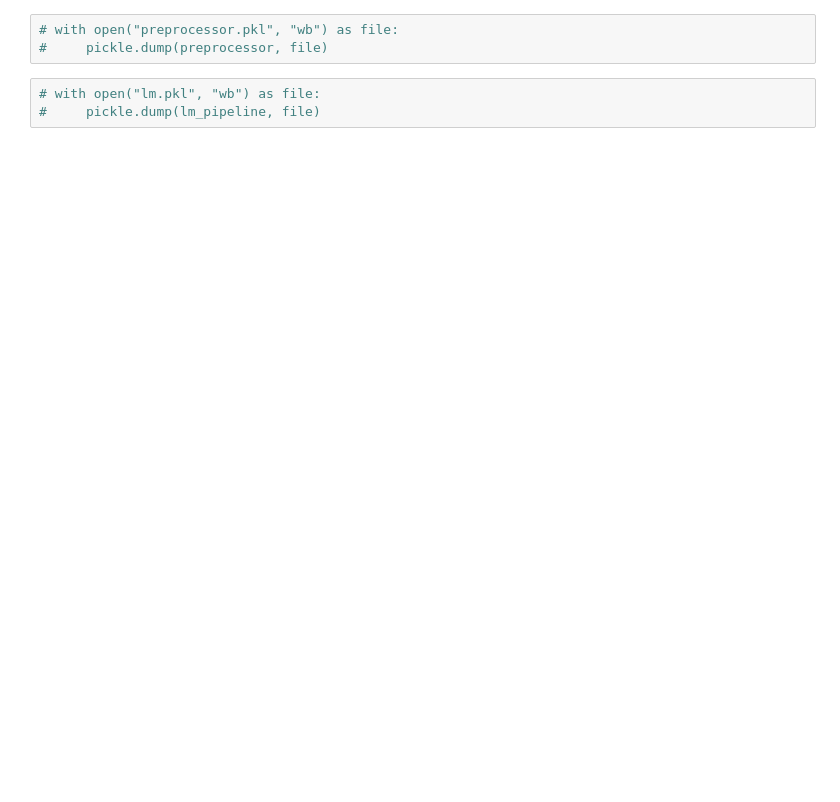
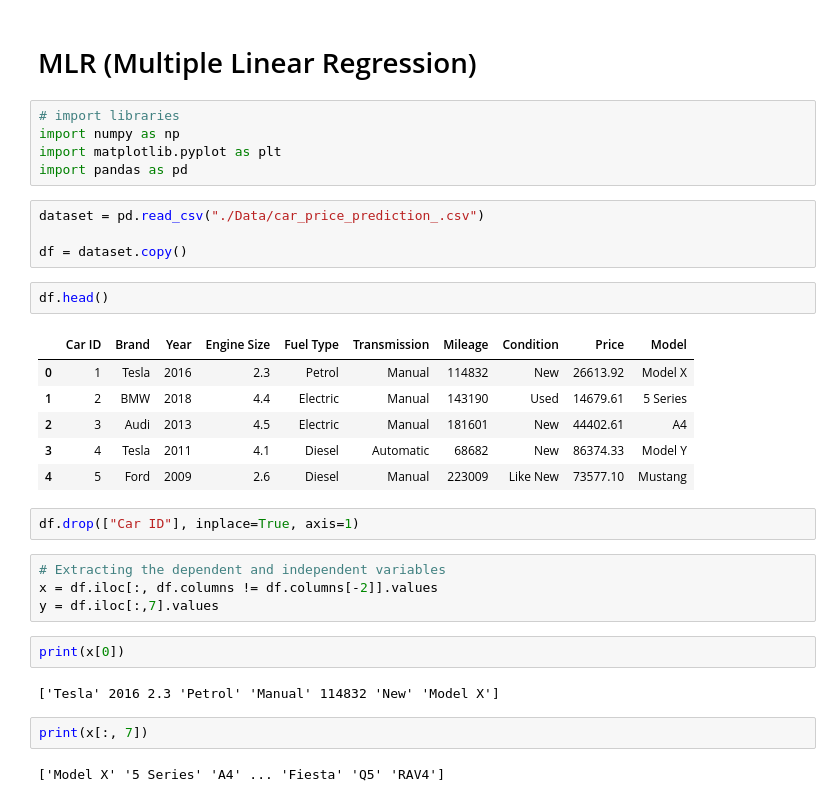
Before and after one commit to zakianazzum/car_price_prediction, a Jupyter notebook: prediction_model.ipynb, the cells around one changed output. Saved outputs shown, nothing was run; the diff lists cells and outputs as text; blank space fills up the shorter version.

```diff
--- a/prediction_model.ipynb
+++ b/prediction_model.ipynb
@@ -272,6 +1,34 @@ RMSE:  28356.821924536096
-# %%
-# with open("preprocessor.pkl", "wb") as file:
-#     pickle.dump(preprocessor, file)
-# %%
-# with open("lm.pkl", "wb") as file:
-#     pickle.dump(lm_pipeline, file)
+# %% [markdown]
+# MLR (Multiple Linear Regression)
+# %%
+# import libraries
+import numpy as np
+import matplotlib.pyplot as plt
+import pandas as pd
+# %%
+dataset = pd.read_csv("./Data/car_price_prediction_.csv")
+
+df = dataset.copy()
+# %%
+df.head()
+# %% [output]
+|  | Car ID | Brand | Year | Engine Size | Fuel Type | Transmission | Mileage | Condition | Price | Model |
+| 0 | 1 | Tesla | 2016 | 2.3 | Petrol | Manual | 114832 | New | 26613.92 | Model X |
+| 1 | 2 | BMW | 2018 | 4.4 | Electric | Manual | 143190 | Used | 14679.61 | 5 Series |
+| 2 | 3 | Audi | 2013 | 4.5 | Electric | Manual | 181601 | New | 44402.61 | A4 |
+| 3 | 4 | Tesla | 2011 | 4.1 | Diesel | Automatic | 68682 | New | 86374.33 | Model Y |
+| 4 | 5 | Ford | 2009 | 2.6 | Diesel | Manual | 223009 | Like New | 73577.10 | Mustang |
+# %%
+df.drop(["Car ID"], inplace=True, axis=1)
+# %%
+# Extracting the dependent and independent variables
+x = df.iloc[:, df.columns != df.columns[-2]].values
+y = df.iloc[:,7].values
+# %%
+print(x[0])
+# %% [output]
+['Tesla' 2016 2.3 'Petrol' 'Manual' 114832 'New' 'Model X']
+# %%
+print(x[:, 7])
+# %% [output]
+['Model X' '5 Series' 'A4' ... 'Fiesta' 'Q5' 'RAV4']
```
Also changed, not shown: parts of 36 cells of this notebook, 3 other files.
